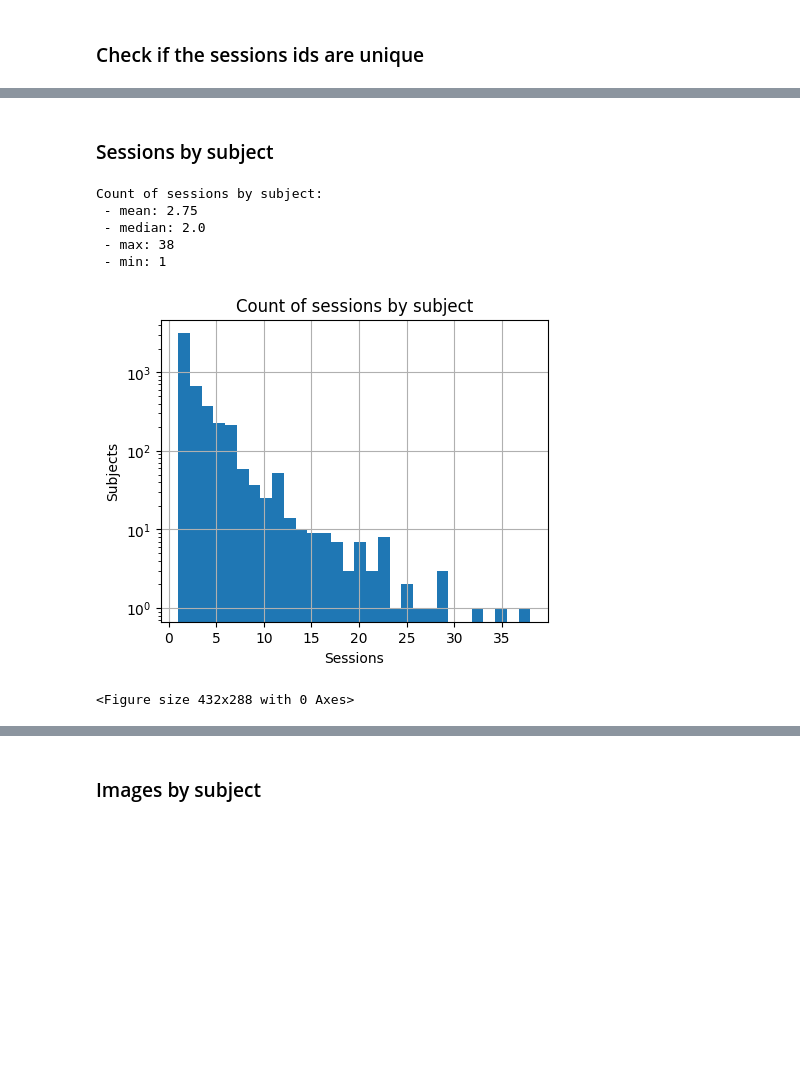
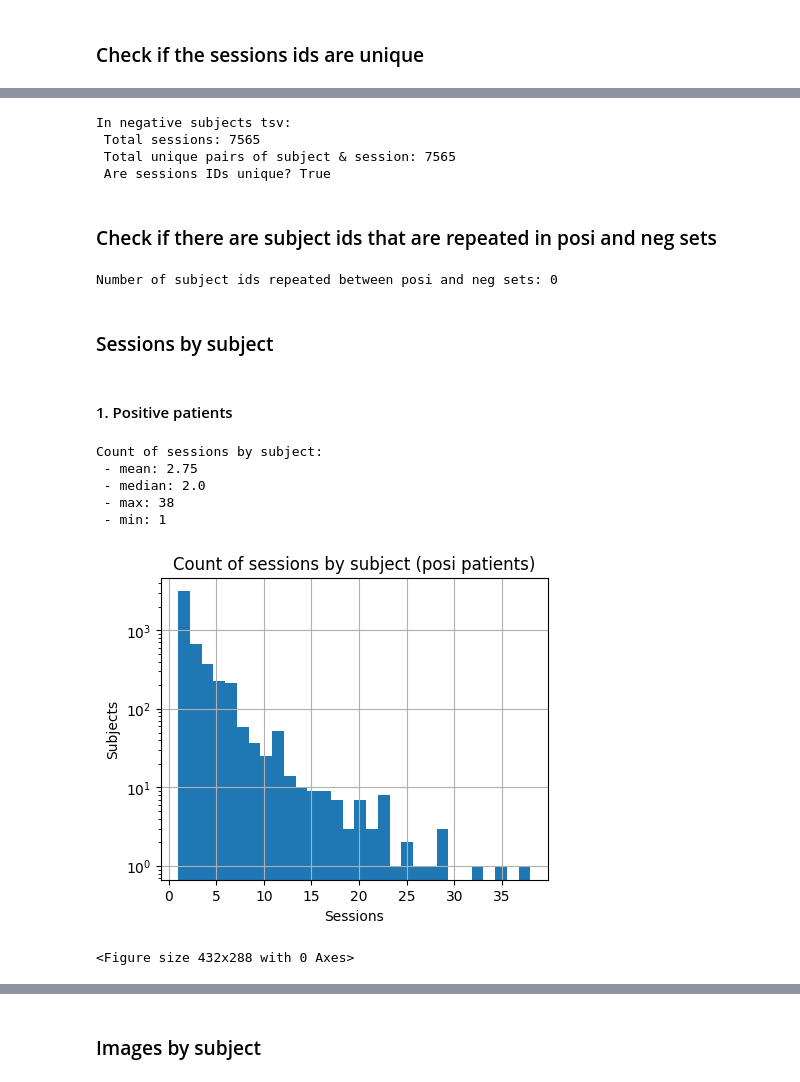
Before and after one commit to deephealthproject/UC15_pipeline, a Jupyter notebook: pyeddl_pipeline/data_exploration.ipynb, the cells around one changed output, grey strips where cells are left out. Drawn from its saved outputs; the diff is of its cells as text; code cells hidden in the pictures; blank space fills up the shorter version.

```diff
--- a/pyeddl_pipeline/data_exploration.ipynb
+++ b/pyeddl_pipeline/data_exploration.ipynb
@@ -42,8 +51,8 @@ This TSV contains for each unique pair of subject ID and session ID the correspo
 # %%
-# Load dataframe with all the images by session and subject
+# Load dataframe with all the images of positive patients by session and subject
 cols = ["subject", "session", "filepath"]  # The original columns must be fixed
-part_df = pd.read_csv(partitions_tsv_path, sep="\t", header=0, names=cols)
-part_df.head()
+posi_df = pd.read_csv(posi_partitions_path, sep="\t", header=0, names=cols)
+posi_df.head()
 # %% [output]
 |  | subject | session | filepath |
 | 0 | sub-S03044 | ses-E06138 | ./sub-S03044/ses-E06138/mod-rx/su... |
@@ -53,5 +62,5 @@ part_df.head()
 | 4 | sub-S03045 | ses-E06910 | ./sub-S03045/ses-E06910/mod-rx/su... |
 # %%
 # Create auxiliary groupby views of the dataframe
-part_groupby_sub = part_df.groupby(["subject"])
-part_groupby_sess = part_df.groupby(["session"])
+posi_groupby_sub = posi_df.groupby(["subject"])
+posi_groupby_sess = posi_df.groupby(["session"])
@@ -82,22 +152,42 @@ Are sessions IDs unique? True
+# %%
+n_neg_sub_sess_pairs = neg_df.groupby(["subject", "session"]).ngroups
+print("In negative subjects tsv:")
+print(f" Total sessions: {n_neg_sessions}")
+print(f" Total unique pairs of subject & session: {n_neg_sub_sess_pairs}")
+print(f" Are sessions IDs unique? {n_neg_sessions == n_neg_sub_sess_pairs}")
+# %% [output]
+In negative subjects tsv:
+ Total sessions: 7565
+ Total unique pairs of subject & session: 7565
+ Are sessions IDs unique? True
+# %% [markdown]
+### Check if there are subject ids that are repeated in posi and neg sets
+# %%
+n_repeated_sub = len(set(posi_df["subject"].unique()).intersection(set(neg_df["subject"].unique())))
+print(f"Number of subject ids repeated between posi and neg sets: {n_repeated_sub}")
+# %% [output]
+Number of subject ids repeated between posi and neg sets: 0
 # %% [markdown]
 ### Sessions by subject
+# %% [markdown]
+#### 1. Positive patients
 # %%
 # Get counts of sessions by subject
-sess_count_by_sub = part_groupby_sub["session"].agg("nunique").values
+posi_sess_count_by_sub = posi_groupby_sub["session"].agg("nunique").values
 print("Count of sessions by subject:")
-print(f" - mean: {sess_count_by_sub.mean():.2f}")
-print(f" - median: {np.median(sess_count_by_sub)}")
-print(f" - max: {sess_count_by_sub.max()}")
-print(f" - min: {sess_count_by_sub.min()}")
-create_histogram(data=sess_count_by_sub,
-                 title="Count of sessions by subject",
+print(f" - mean: {posi_sess_count_by_sub.mean():.2f}")
+print(f" - median: {np.median(posi_sess_count_by_sub)}")
+print(f" - max: {posi_sess_count_by_sub.max()}")
+print(f" - min: {posi_sess_count_by_sub.min()}")
+create_histogram(data=posi_sess_count_by_sub,
+                 title="Count of sessions by subject (posi patients)",
                  ylabel="Subjects",
                  xlabel="Sessions")
 # %% [output]
 Count of sessions by subject:
  - mean: 2.75
  - median: 2.0
  - max: 38
  - min: 1
-[figure, old version]
+[figure, new version]
 <Figure size 432x288 with 0 Axes>
```
Also changed, not shown: parts of 79 cells of this notebook, 1 other file.
